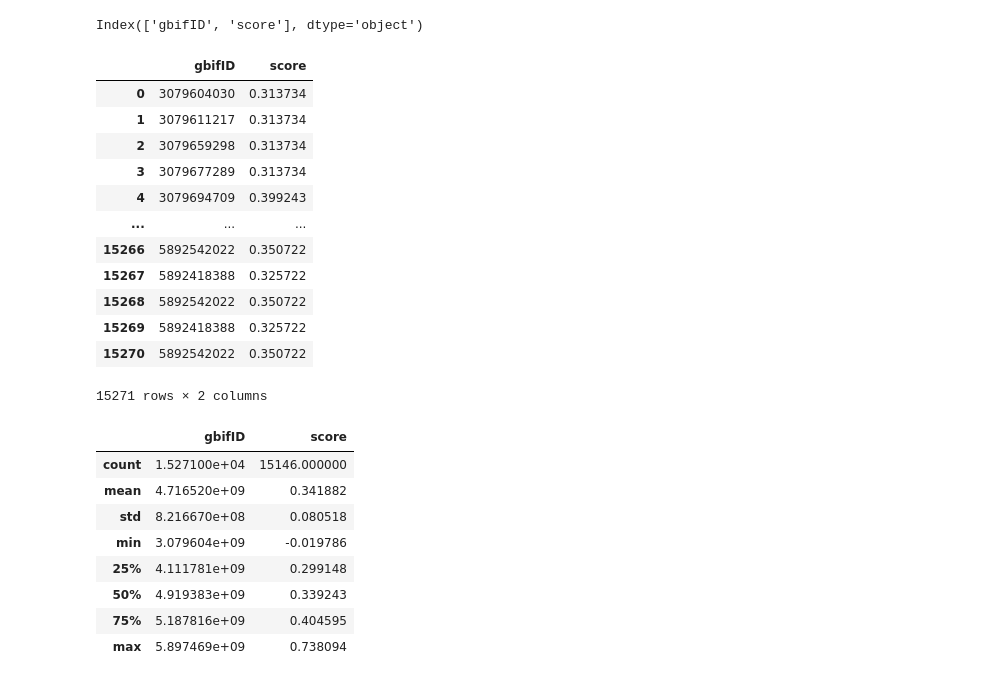
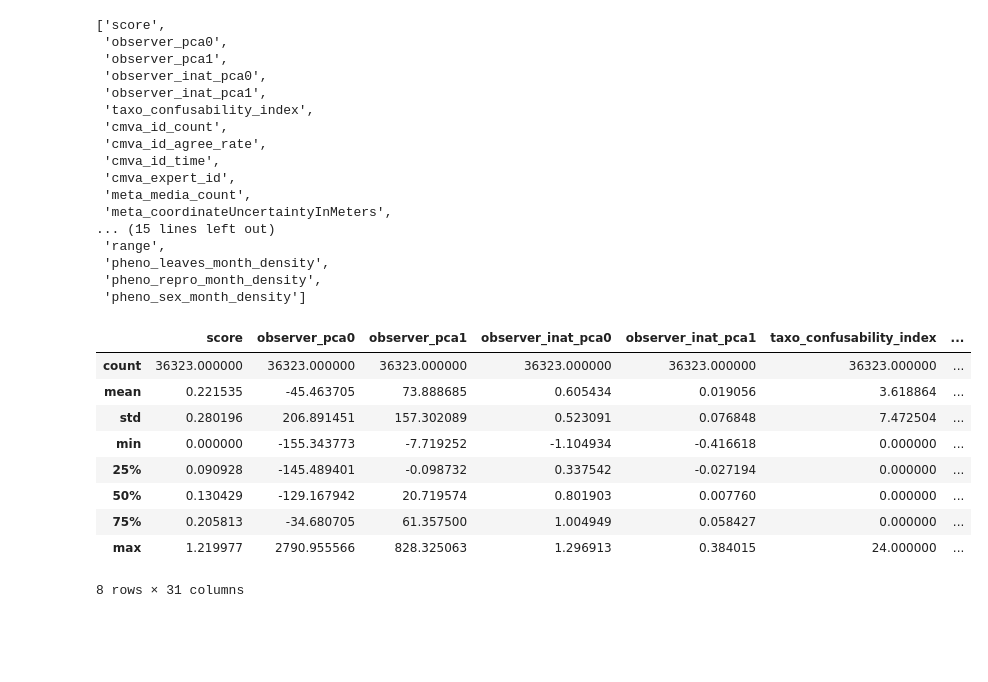
Before and after one commit to etiennegodin/CScorer, a Jupyter notebook: notebooks/eda/db_viz.ipynb, the cells around one changed output. Saved outputs shown, nothing was run; the diff lists cells and outputs as text; code cells hidden in the pictures; blank space fills up the shorter version.

```diff
--- a/notebooks/eda/db_viz.ipynb
+++ b/notebooks/eda/db_viz.ipynb
@@ -17,7 +16,27 @@ con = duckdb.connect(path)
 df = con.execute(f"""SELECT* FROM {schema}.{table}""" ).df()
 #df = df.drop(columns= 'geom')
 con.close()
+# %%
+df.set_index('gbifID', inplace=True)
 # %%
 df.columns
+cols = df.columns.to_list()
+cols
 # %% [output]
-Index(['gbifID', 'score'], dtype='object')
+['score',
+ 'observer_pca0',
+ 'observer_pca1',
+ 'observer_inat_pca0',
+ 'observer_inat_pca1',
+ 'taxo_confusability_index',
+ 'cmva_id_count',
+ 'cmva_id_agree_rate',
+ 'cmva_id_time',
+ 'cmva_expert_id',
+ 'meta_media_count',
+ 'meta_coordinateUncertaintyInMeters',
+... (15 lines left out)
+ 'range',
+ 'pheno_leaves_month_density',
+ 'pheno_repro_month_density',
+ 'pheno_sex_month_density']
@@ -28,31 +43,16 @@ cols = ['obsv_unique_year_count', 'obsv_unique_dates']
 # %%
-df
+df.describe()
 # %% [output]
-|  | gbifID | score |
-| 0 | 3079604030 | 0.313734 |
-| 1 | 3079611217 | 0.313734 |
-| 2 | 3079659298 | 0.313734 |
-| 3 | 3079677289 | 0.313734 |
-| 4 | 3079694709 | 0.399243 |
-| ... | ... | ... |
-| 15266 | 5892542022 | 0.350722 |
-| 15267 | 5892418388 | 0.325722 |
-| 15268 | 5892542022 | 0.350722 |
-| 15269 | 5892418388 | 0.325722 |
-| 15270 | 5892542022 | 0.350722 |
+|  | score | observer_pca0 | observer_pca1 | observer_inat_pca0 | observer_inat_pca1 | taxo_confusability_index | ... |
+| count | 36323.000000 | 36323.000000 | 36323.000000 | 36323.000000 | 36323.000000 | 36323.000000 | ... |
+| mean | 0.221535 | -45.463705 | 73.888685 | 0.605434 | 0.019056 | 3.618864 | ... |
+| std | 0.280196 | 206.891451 | 157.302089 | 0.523091 | 0.076848 | 7.472504 | ... |
+| min | 0.000000 | -155.343773 | -7.719252 | -1.104934 | -0.416618 | 0.000000 | ... |
+| 25% | 0.090928 | -145.489401 | -0.098732 | 0.337542 | -0.027194 | 0.000000 | ... |
+| 50% | 0.130429 | -129.167942 | 20.719574 | 0.801903 | 0.007760 | 0.000000 | ... |
+| 75% | 0.205813 | -34.680705 | 61.357500 | 1.004949 | 0.058427 | 0.000000 | ... |
+| max | 1.219977 | 2790.955566 | 828.325063 | 1.296913 | 0.384015 | 24.000000 | ... |
-15271 rows × 2 columns
+8 rows × 31 columns
-# %%
-df.describe()
-# %% [output]
-|  | gbifID | score |
-| count | 1.527100e+04 | 15146.000000 |
-| mean | 4.716520e+09 | 0.341882 |
-| std | 8.216670e+08 | 0.080518 |
-| min | 3.079604e+09 | -0.019786 |
-| 25% | 4.111781e+09 | 0.299148 |
-| 50% | 4.919383e+09 | 0.339243 |
-| 75% | 5.187816e+09 | 0.404595 |
-| max | 5.897469e+09 | 0.738094 |
 # %%
 sns.histplot(df, x= 'score', kde= True)
 # %% [output]
```
Also changed, not shown: parts of 3 cells of this notebook, 8 other files.
